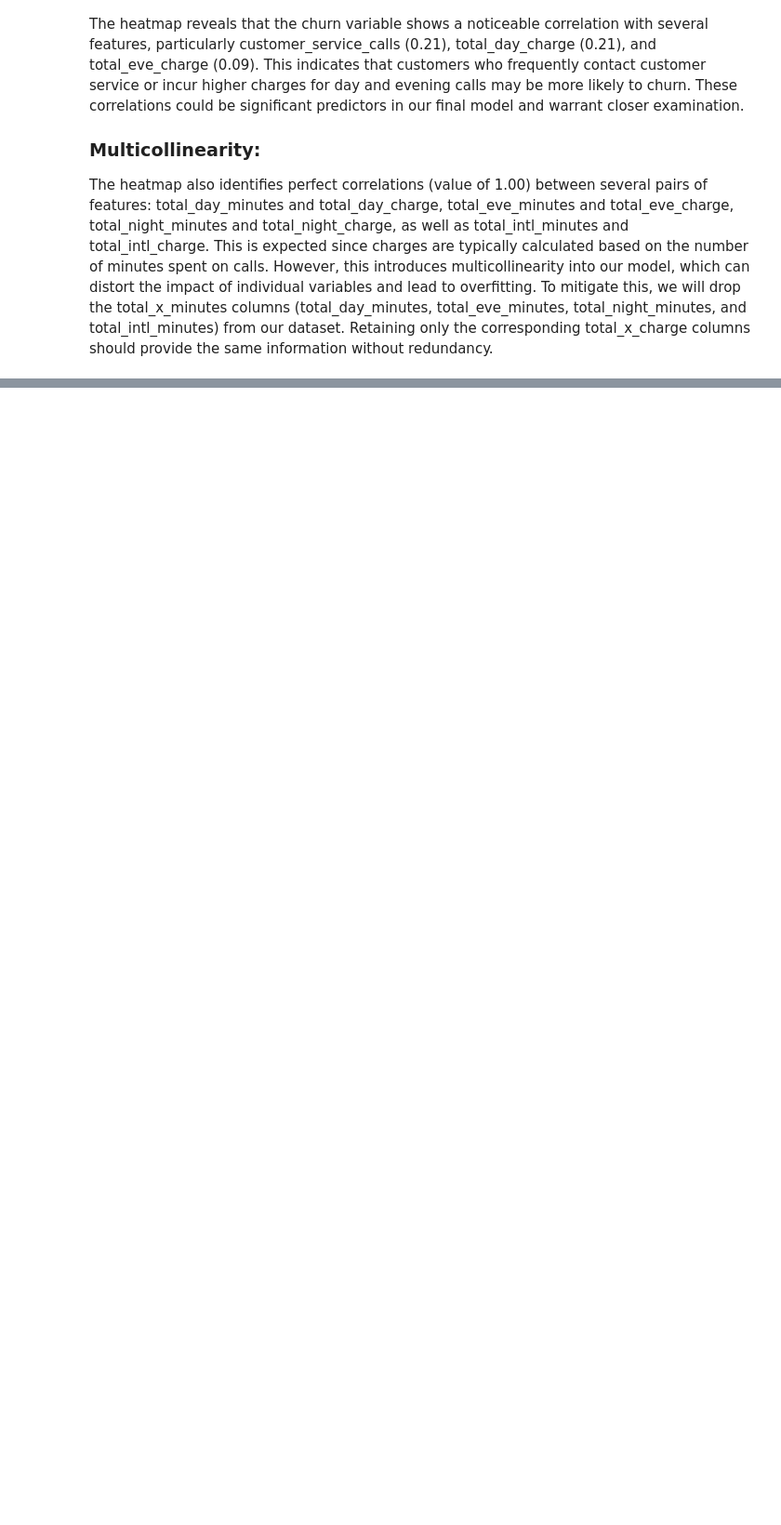
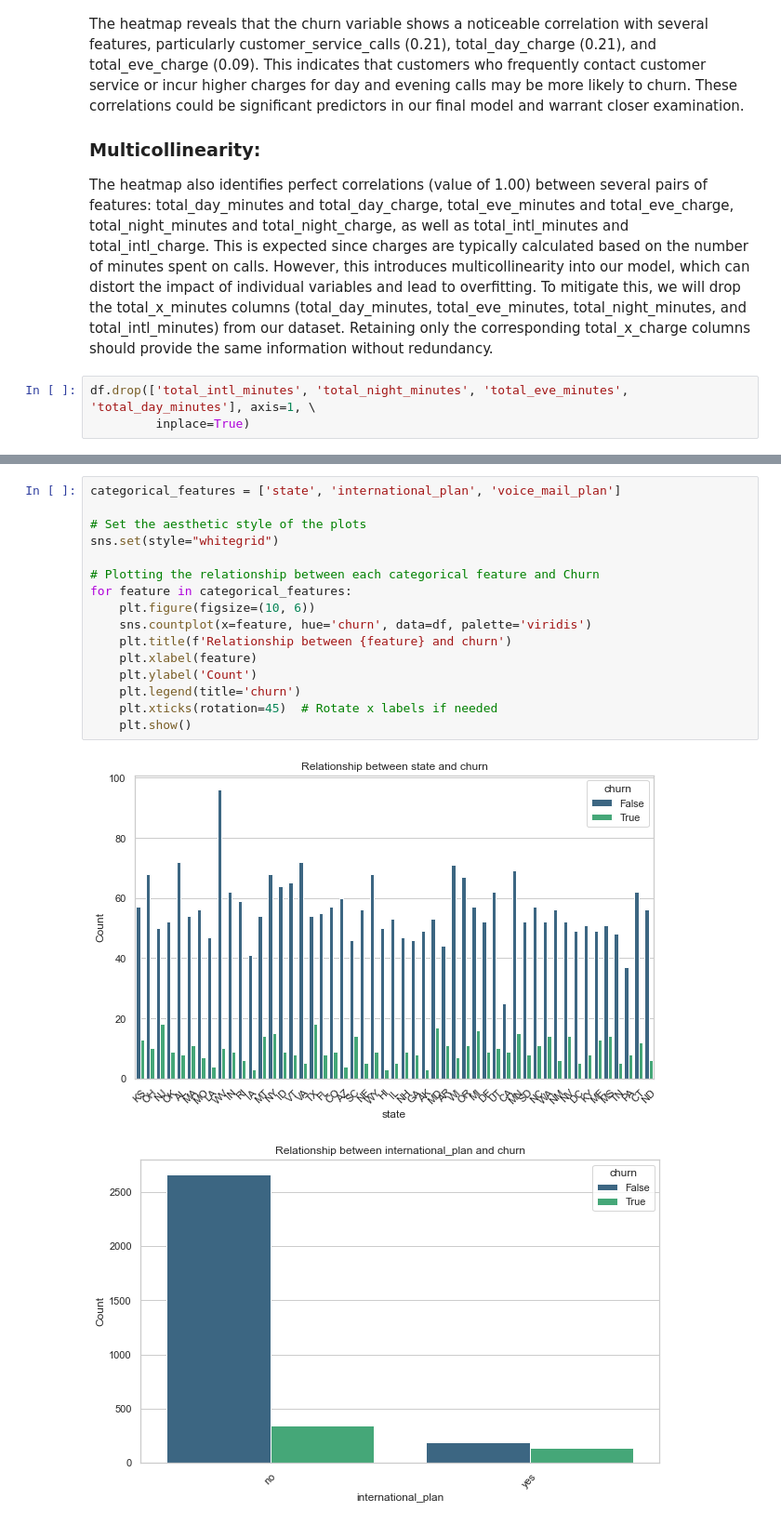
Before and after one commit to bedankibunja/SyriaTel-customer-project, a Jupyter notebook: Untitled.ipynb, the cells around one changed output, grey strips where cells are left out. Shown: that part at 93% size. Cells and saved outputs as stored; diff of their text form; blank space fills up the shorter version.

```diff
--- a/Untitled.ipynb
+++ b/Untitled.ipynb
@@ -246,3 +246,6 @@ The heatmap reveals that the churn variable shows a noticeable correlation with
 
 ### Multicollinearity:
 The heatmap also identifies perfect correlations (value of 1.00) between several pairs of features: total_day_minutes and total_day_charge, total_eve_minutes and total_eve_charge, total_night_minutes and total_night_charge, as well as total_intl_minutes and total_intl_charge. This is expected since charges are typically calculated based on the number of minutes spent on calls. However, this introduces multicollinearity into our model, which can distort the impact of individual variables and lead to overfitting. To mitigate this, we will drop the total_x_minutes columns (total_day_minutes, total_eve_minutes, total_night_minutes, and total_intl_minutes) from our dataset. Retaining only the corresponding total_x_charge columns should provide the same information without redundancy.
+# %%
+df.drop(['total_intl_minutes', 'total_night_minutes', 'total_eve_minutes', 'total_day_minutes'], axis=1, \
+         inplace=True)
@@ -248,0 +264,19 @@ The heatmap also identifies perfect correlations (value of 1.00) between several
+# %%
+categorical_features = ['state', 'international_plan', 'voice_mail_plan']
+
+# Set the aesthetic style of the plots
+sns.set(style="whitegrid")
+
+# Plotting the relationship between each categorical feature and Churn
+for feature in categorical_features:
+    plt.figure(figsize=(10, 6))
+    sns.countplot(x=feature, hue='churn', data=df, palette='viridis')
+    plt.title(f'Relationship between {feature} and churn')
+    plt.xlabel(feature)
+    plt.ylabel('Count')
+    plt.legend(title='churn')
+    plt.xticks(rotation=45)  # Rotate x labels if needed
+    plt.show()
+# %% [output]
+[figure, added]
+[figure, added]
```
Also changed, not shown: parts of 6 cells of this notebook.
